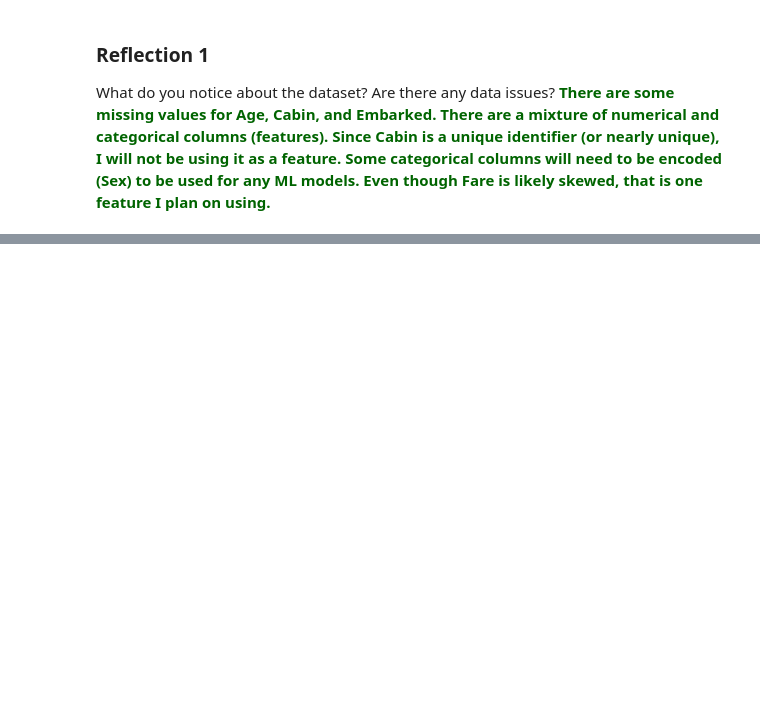
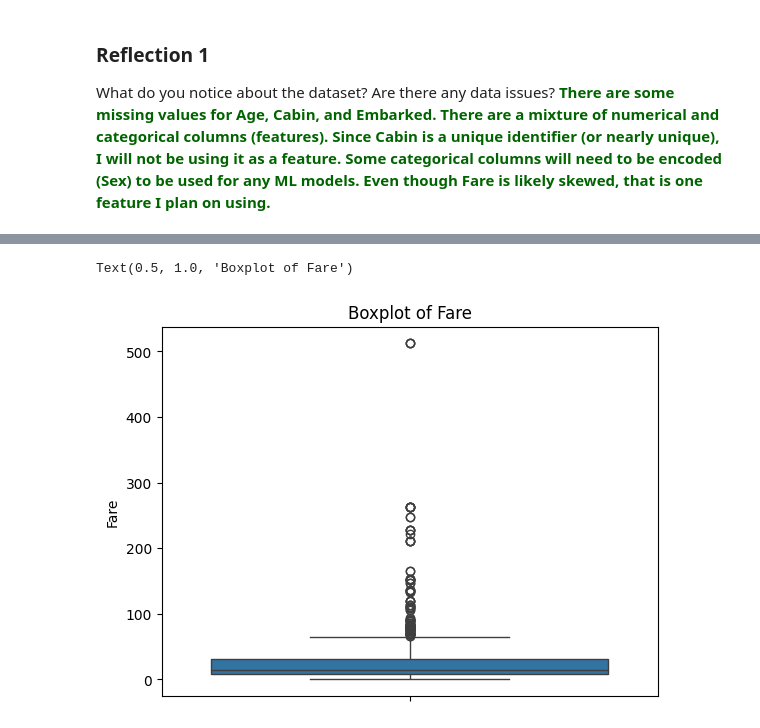
Before and after one commit to james-0177/ml_classification_pinkston, a Jupyter notebook: notebooks/classification_pinkston.ipynb, the cells around one changed output, grey strips where cells are left out. Cells and saved outputs as stored; diff of their text form; code cells hidden in the pictures; blank space fills up the shorter version.

```diff
--- a/notebooks/classification_pinkston.ipynb
+++ b/notebooks/classification_pinkston.ipynb
@@ -80,0 +107,7 @@ What do you notice about the dataset? Are there any data issues?  **<span style=
+# %%
+# Create a boxplot of Fare
+sns.boxplot(y="Fare", data=titanic_df)
+plt.title("Boxplot of Fare")
+# %% [output]
+Text(0.5, 1.0, 'Boxplot of Fare')
+[figure, added]
```
Also changed, not shown: parts of 38 cells of this notebook.
